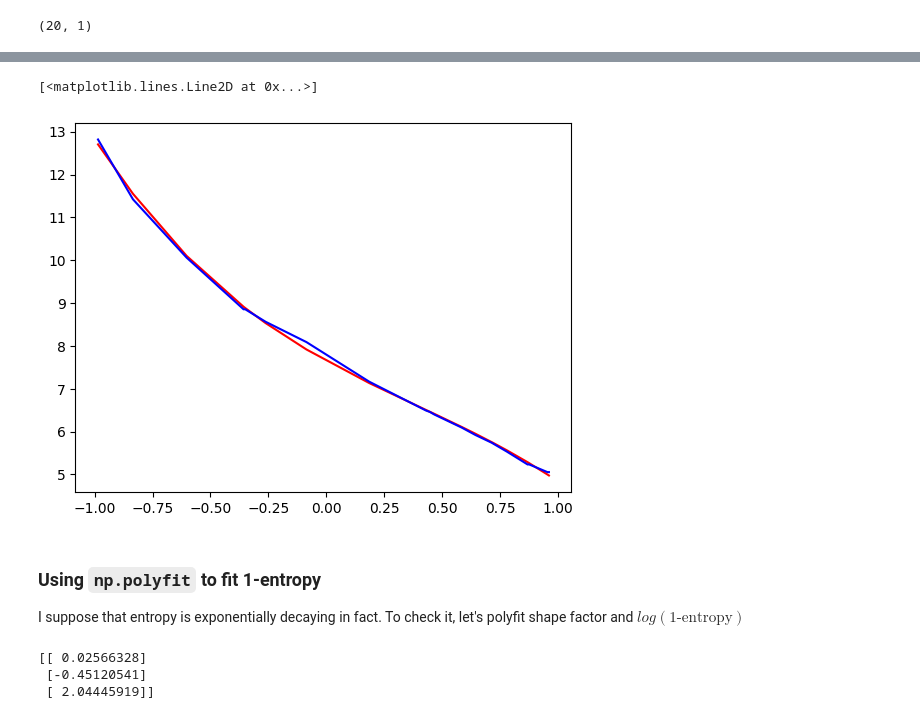
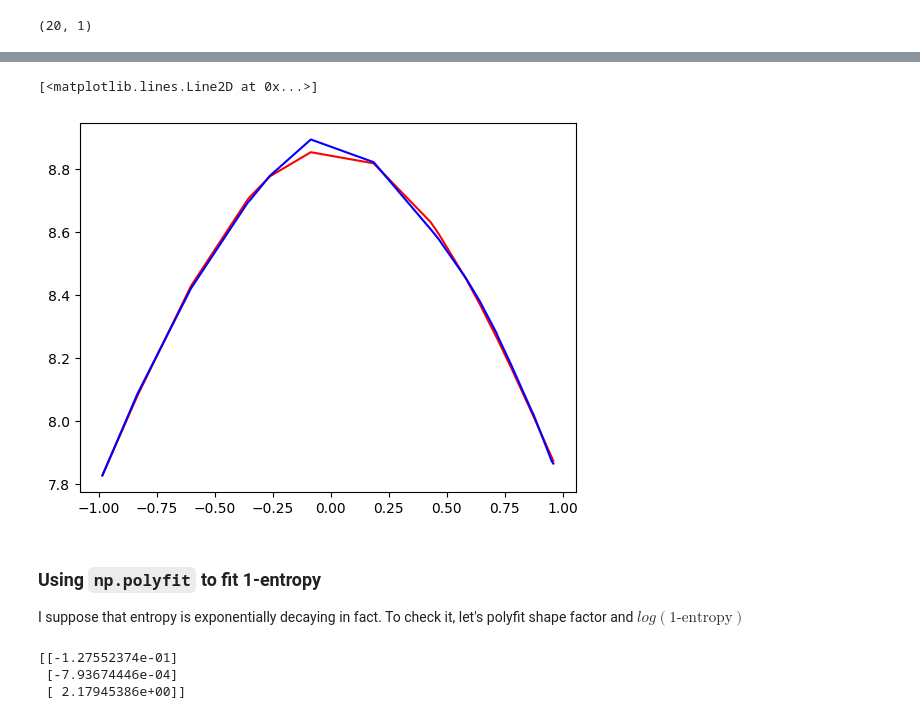
Before and after one commit to Snopoff/Persistent-Homology-of-Triple-Periodic-Minimal-Surfaces, a Jupyter notebook: Persistence.ipynb, the cells around one changed output, grey strips where cells are left out. Drawn from its saved outputs; the diff is of its cells as text; code cells hidden in the pictures.

```diff
--- a/Persistence.ipynb
+++ b/Persistence.ipynb
@@ -205,7 +205,7 @@ dgms_2 = {}
 entropies_1 = {}
 entropies_2 = {}
 
-for i, pc in pointcloud_dict_Schwarz.items():
+for i, pc in pointcloud_dict_Gyroid.items():#pointcloud_dict_Schwarz.items():
     print(f"{i}-th data is used for PH now")
     ac = gd.AlphaComplex(points=pc)
     stree = ac.create_simplex_tree()
@@ -248,11 +244,11 @@ fig, axes = plt.subplots(figsize=(30,24), ncols=3, nrows=7, constrained_layout=T
 axes = axes.flatten()
 for i in range(SIZE):
     gd.plot_persistence_diagram(dgms[i], axes=axes[i], fontsize=0)
-    axes[i].set_title(f"Porosity={porosity_df['porosity_Schwarz_p'][i]:f}   d={porosity_df['d_param'][i]:f}")
+    axes[i].set_title(f"Porosity={porosity_df['porosity_Gyroid'][i]:f}   d={porosity_df['d_param'][i]:f}")
 
 [fig.delaxes(ax) for ax in axes.flatten() if not ax.has_data()]
 
-fig.suptitle('Schwarz TPMS with different $d$ values')
-fig.savefig('Schwarz_pd_per_porosity_size_10.png')
+fig.suptitle('Gyroid TPMS with different $d$ values')
+fig.savefig('Gyroid_pd_full.png')
 plt.show()
 # %% [output]
@@ -311,9 +313,11 @@ y_2 = np.array([entropies_2[i][0] for i in range(20)])
 y_1.shape
 # %% [output]
 (20, 1)
+# %%
+y = y_1
 # %%
 linear = LinearRegression()
-linear.fit(x_poly, y_1)
+linear.fit(x_poly, y)
 y_pred = linear.predict(x_poly)
-mse(y_1, y_pred)
+mse(y, y_pred)
 # %% [output]
@@ -325,21 +329,21 @@ coefficients are [[ 0.         -2.9849738   1.17881158 -1.01308866]]
 # %%
 plt.plot(x, y_pred, c='red')
-plt.plot(x, y_1, c='blue')
+plt.plot(x, y, c='blue')
 # %% [output]
 [<matplotlib.lines.Line2D at 0x...>]
-[figure, old version]
+[figure, new version]
 # %% [markdown]
 ### Using `np.polyfit` to fit 1-entropy
 I suppose that entropy is exponentially decaying in fact. To check it, let's polyfit shape factor and $log{(\text{1-entropy})}$
 # %%
 #fit the model
 x = x.squeeze()
-exponential_fit = np.polyfit(x, np.log(y_1), 2)
+exponential_fit = np.polyfit(x, np.log(y), 2)
 
 #view the output of the model
 print(exponential_fit)
 # %% [output]
-[[ 0.02566328]
- [-0.45120541]
- [ 2.04445919]]
+[[-1.27552374e-01]
+ [-7.93674446e-04]
+ [ 2.17945386e+00]]
 # %%
```
Also changed, not shown: parts of 15 cells of this notebook, 1 other file.
